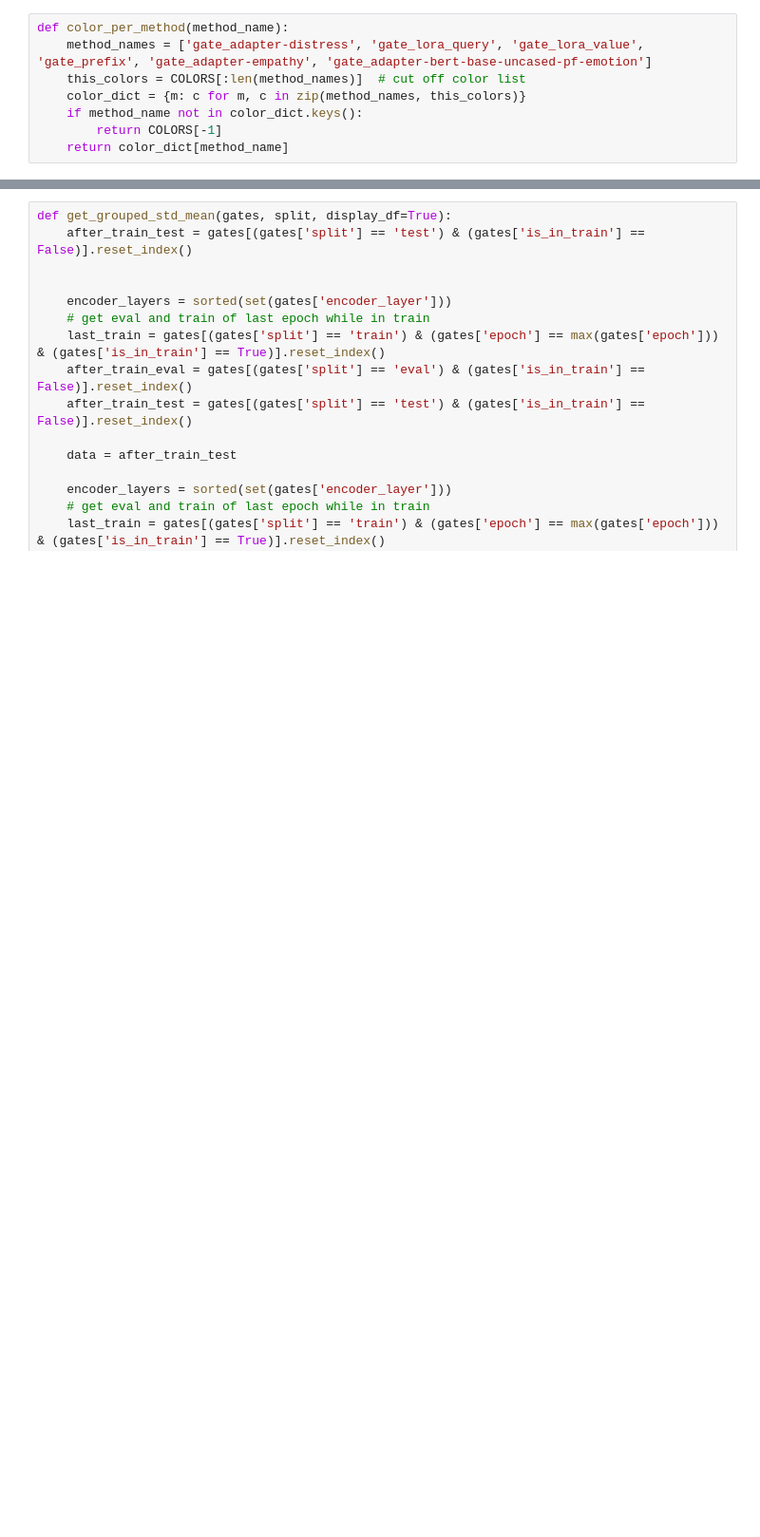
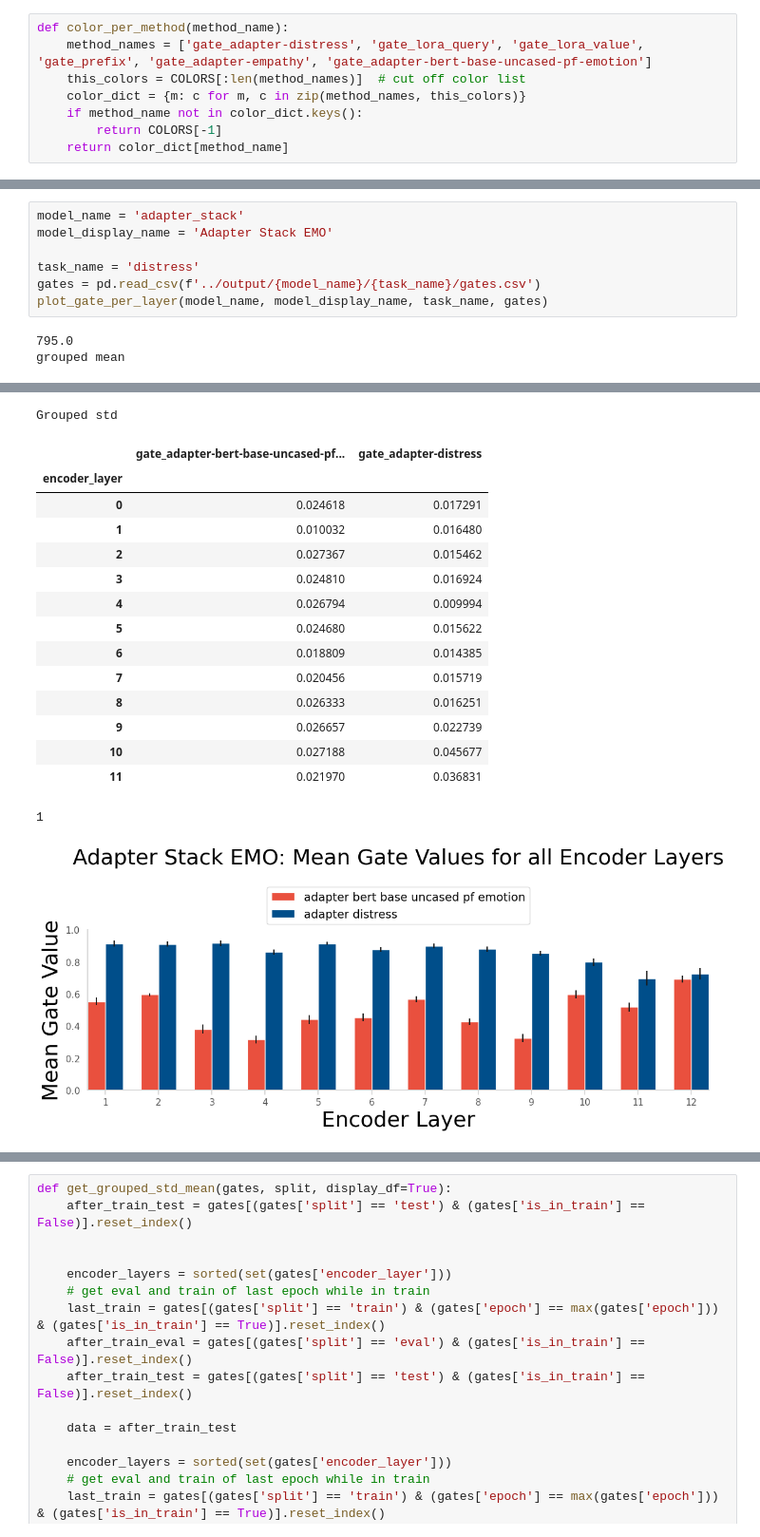
Before and after one commit to myrazma/2022_Masterthesis_Code, a Jupyter notebook: analysis/output_analysis.ipynb, the cells around one changed output, grey strips where cells are left out. Shown: that part at 95% size. Cells and saved outputs as stored; diff of their text form; blank space fills up the shorter version.

```diff
--- a/analysis/output_analysis.ipynb
+++ b/analysis/output_analysis.ipynb
@@ -224,0 +248,10 @@ Name: gate_prefix, dtype: float64
+# %%
+model_name = 'adapter_stack'
+model_display_name = 'Adapter Stack EMO'
+
+task_name = 'distress'
+gates = pd.read_csv(f'../output/{model_name}/{task_name}/gates.csv')
+plot_gate_per_layer(model_name, model_display_name, task_name, gates)
+# %% [output]
+795.0
+grouped mean
@@ -224,0 +272,17 @@ Name: gate_prefix, dtype: float64
+Grouped std
+|  | gate_adapter-bert-base-uncased-pf... | gate_adapter-distress |
+| encoder_layer |  |  |
+| 0 | 0.024618 | 0.017291 |
+| 1 | 0.010032 | 0.016480 |
+| 2 | 0.027367 | 0.015462 |
+| 3 | 0.024810 | 0.016924 |
+| 4 | 0.026794 | 0.009994 |
+| 5 | 0.024680 | 0.015622 |
+| 6 | 0.018809 | 0.014385 |
+| 7 | 0.020456 | 0.015719 |
+| 8 | 0.026333 | 0.016251 |
+| 9 | 0.026657 | 0.022739 |
+| 10 | 0.027188 | 0.045677 |
+| 11 | 0.021970 | 0.036831 |
+1
+[figure, added]
```
Also changed, not shown: parts of 28 cells of this notebook, 2 other files.
